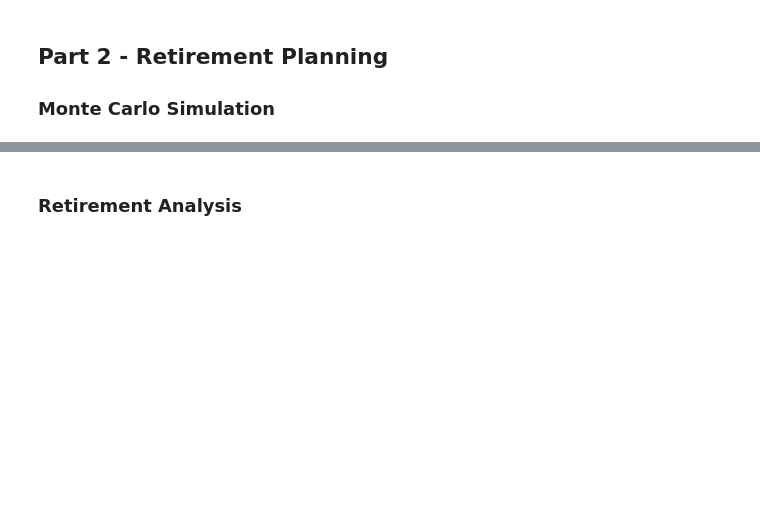
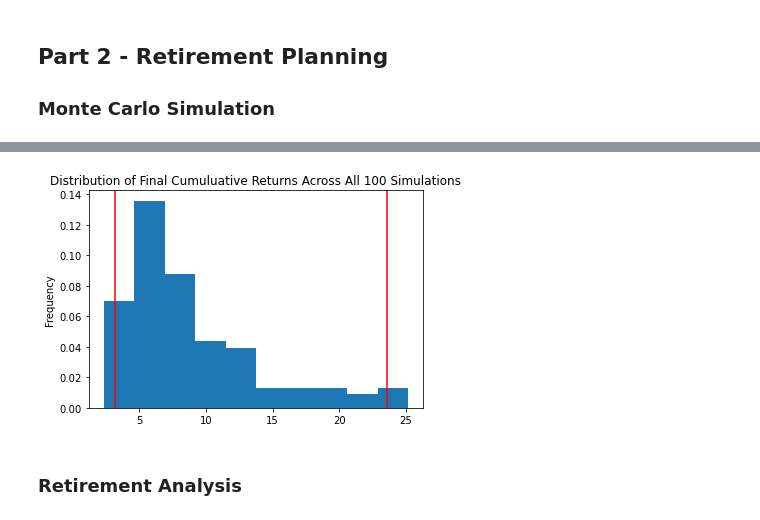
Before and after one commit to sameerlakhe/05_APIs_Financial_Planning, a Jupyter notebook: financial-planner.ipynb, the cells around one changed output, grey strips where cells are left out. Drawn from its saved outputs; the diff is of its cells as text; code cells hidden in the pictures; blank space fills up the shorter version.

```diff
--- a/financial-planner.ipynb
+++ b/financial-planner.ipynb
@@ -251,6 +340,9 @@ df_stock_data.head()
 # %%
 # Plot probability distribution and confidence intervals
-# YOUR CODE HERE!
+dist_plot = MC_30year.plot_distribution()
+dist_plot.get_figure().savefig('MC_30year_dist_plot.png',bbox_inches='tight')
+# %% [output]
+[figure, added]
 # %% [markdown]
 ### Retirement Analysis
 # %%
```
Also changed, not shown: parts of 32 cells of this notebook, 6 other files.
